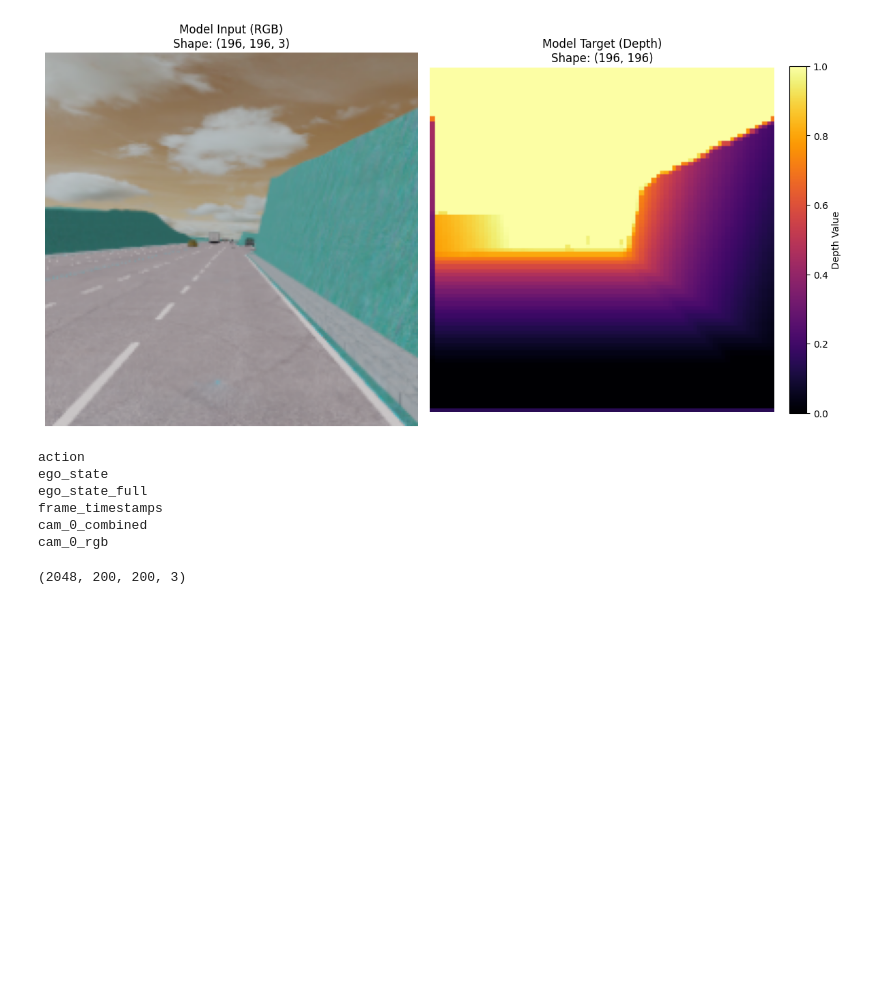
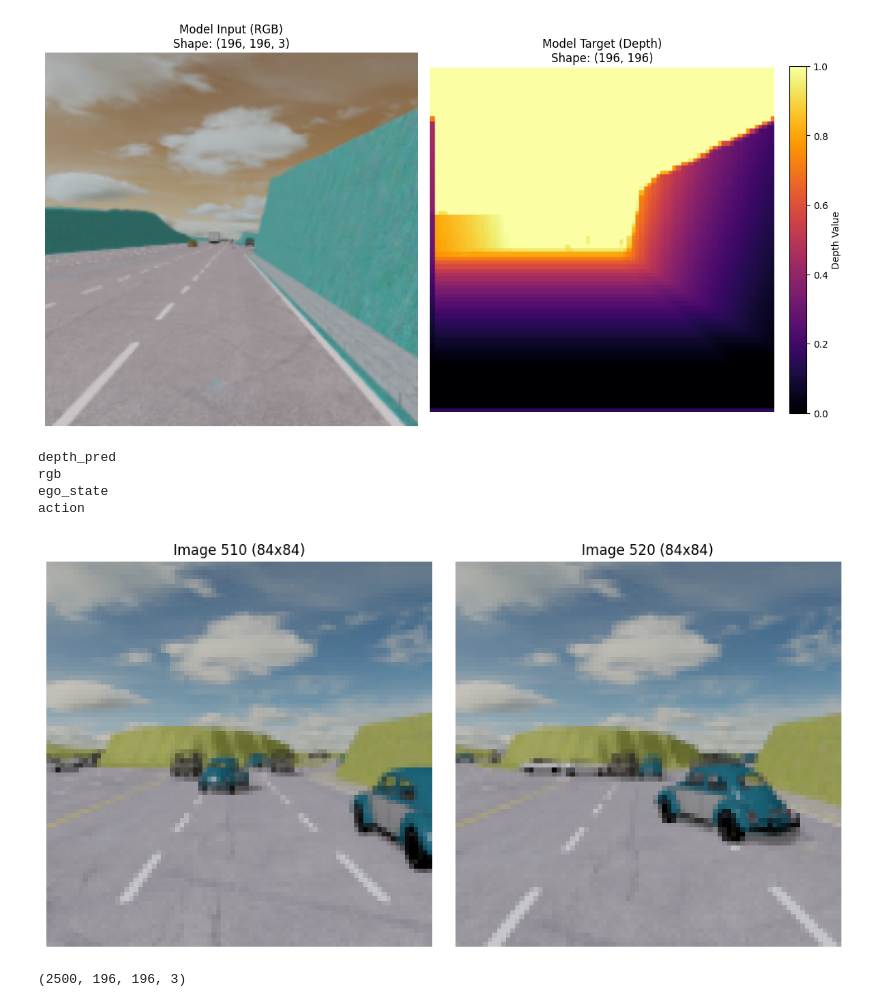
Before and after one commit to mfurkan03/VisHybrid-X, a Jupyter notebook: notebooks/data_visualization.ipynb, the cells around one changed output. Saved outputs shown, nothing was run; the diff lists cells and outputs as text; code cells hidden in the pictures; blank space fills up the shorter version.

Commit message:
chore: data_vis done for current data

```diff
--- a/notebooks/data_visualization.ipynb
+++ b/notebooks/data_visualization.ipynb
@@ -259,18 +259,46 @@ plt.show()
 # %%
 import numpy as np
 
-db = np.load(r"C:\Users\Furkan\Desktop\Kod\Metadrive Autonomous\data\raw\no_aug_longer\test\episode_72.npz")
+db = np.load(r"C:\Users\Furkan\Desktop\Kod\Metadrive Autonomous\data\processed\dpt_pred\train\episode_3.npz")
 # %%
 for i in db.keys():
     print(i)
 # %% [output]
+depth_pred
+rgb
+ego_state
 action
-ego_state
-ego_state_full
-frame_timestamps
-cam_0_combined
-cam_0_rgb
+# %%
+import cv2
+import matplotlib.pyplot as plt
+
+# 1. Veriyi al
+order = 510
+raw_img = db.get("rgb")[order]
+raw_img2 = db.get("rgb")[order+100]
+
+# 2. Interpolasyon ile 84x84 boyutuna getir
+img_resized = cv2.resize(raw_img, (84, 84), interpolation=cv2.INTER_AREA)
+img_resized2 = cv2.resize(raw_img2, (84, 84), interpolation=cv2.INTER_AREA)
+
+# 3. Görselleştirme (Subplot kullanarak yan yana bastırma)
+fig, ax = plt.subplots(1, 2, figsize=(10, 5)) # 1 satır, 2 sütun oluşturur
+
+# Birinci Resim
+ax[0].imshow(img_resized)
+ax[0].set_title(f"Image {order} (84x84)")
+ax[0].axis('off')
+
+# İkinci Resim
+ax[1].imshow(img_resized2)
+ax[1].set_title(f"Image {order+10} (84x84)")
+ax[1].axis('off')
+
+plt.tight_layout()
+plt.show()
+# %% [output]
+[figure, added]
 # %%
-db.get("cam_0_rgb").shape
+db.get("rgb").shape
 # %% [output]
-(2048, 200, 200, 3)
+(2500, 196, 196, 3)
```
